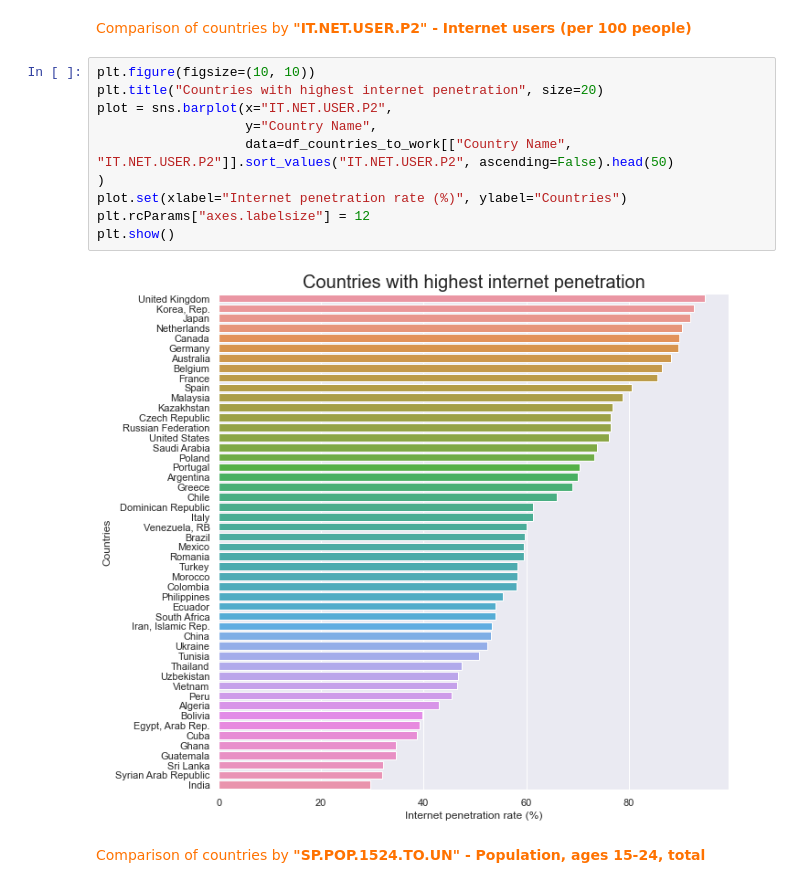
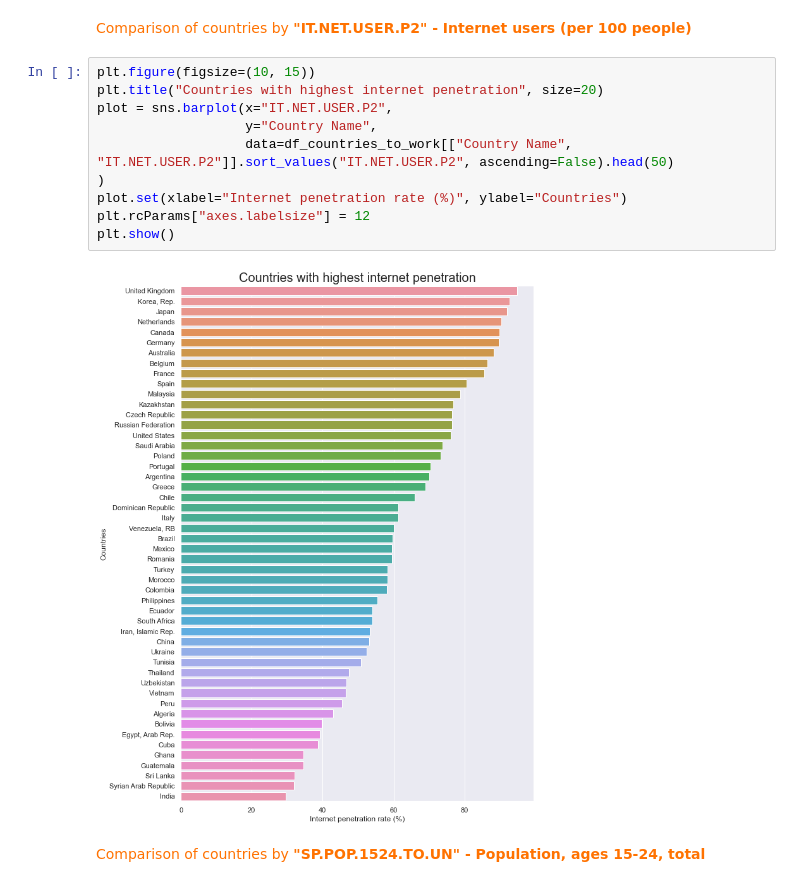
Before and after one commit to samirhinojosa/OC-P2-education-statistics, a Jupyter notebook: notebook.ipynb, the cells around one changed output. Cells and saved outputs as stored; diff of their text form.

```diff
--- a/notebook.ipynb
+++ b/notebook.ipynb
@@ -1101,17 +1102,17 @@ df_countries_to_work.dropna(subset=INDICATORS, thresh=4)
    Comparison of countries by <strong>"IT.NET.USER.P2" - Internet users (per 100 people)</strong>
 </div>
 # %%
-plt.figure(figsize=(10, 10))
+plt.figure(figsize=(10, 15))
 plt.title("Countries with highest internet penetration", size=20)
 plot = sns.barplot(x="IT.NET.USER.P2",
                    y="Country Name",
                    data=df_countries_to_work[["Country Name", "IT.NET.USER.P2"]].sort_values("IT.NET.USER.P2", ascending=False).head(50)
 )
 plot.set(xlabel="Internet penetration rate (%)", ylabel="Countries")
 plt.rcParams["axes.labelsize"] = 12
 plt.show()
 # %% [output]
-[figure, old version]
+[figure, new version]
 # %% [markdown]
 <div style="color: RGB(255,114,0);">
    Comparison of countries by <strong>"SP.POP.1524.TO.UN" - Population, ages 15-24, total</strong>
```
Also changed, not shown: parts of 25 cells of this notebook.
